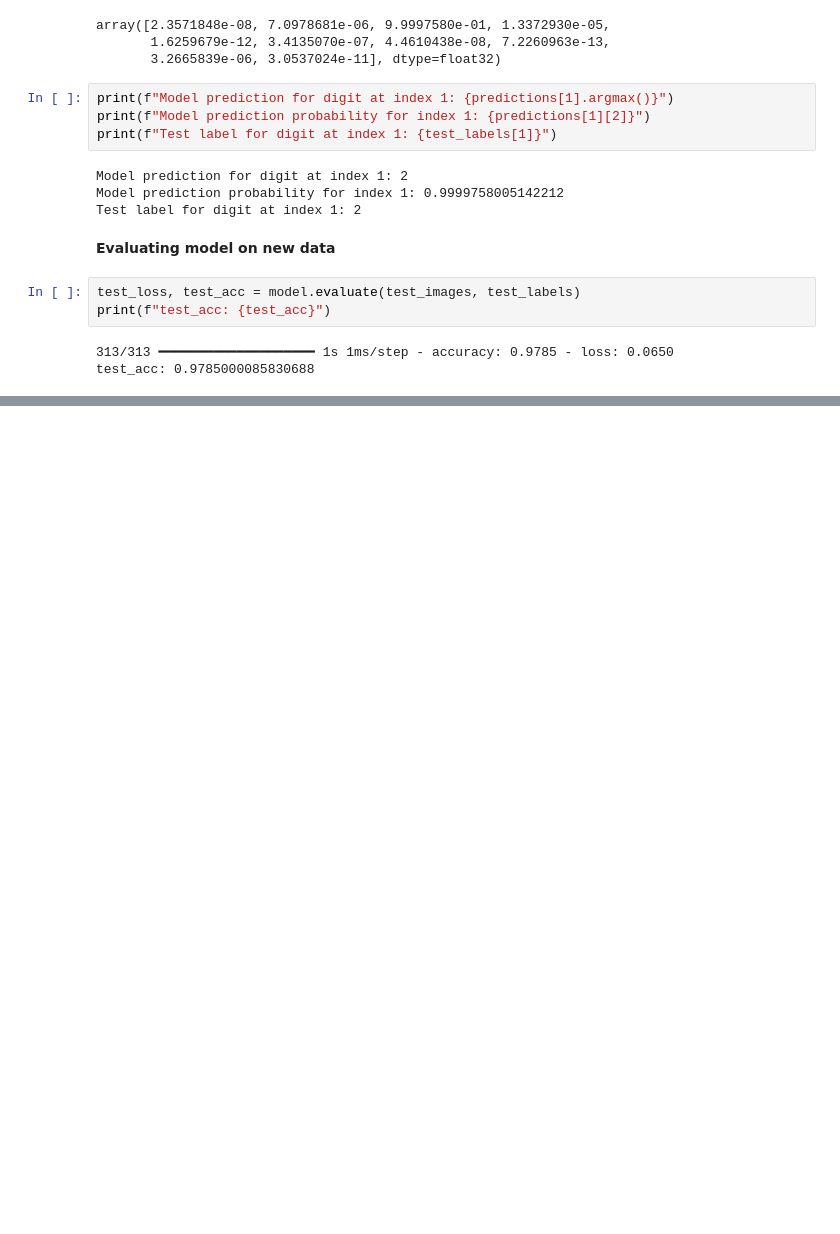
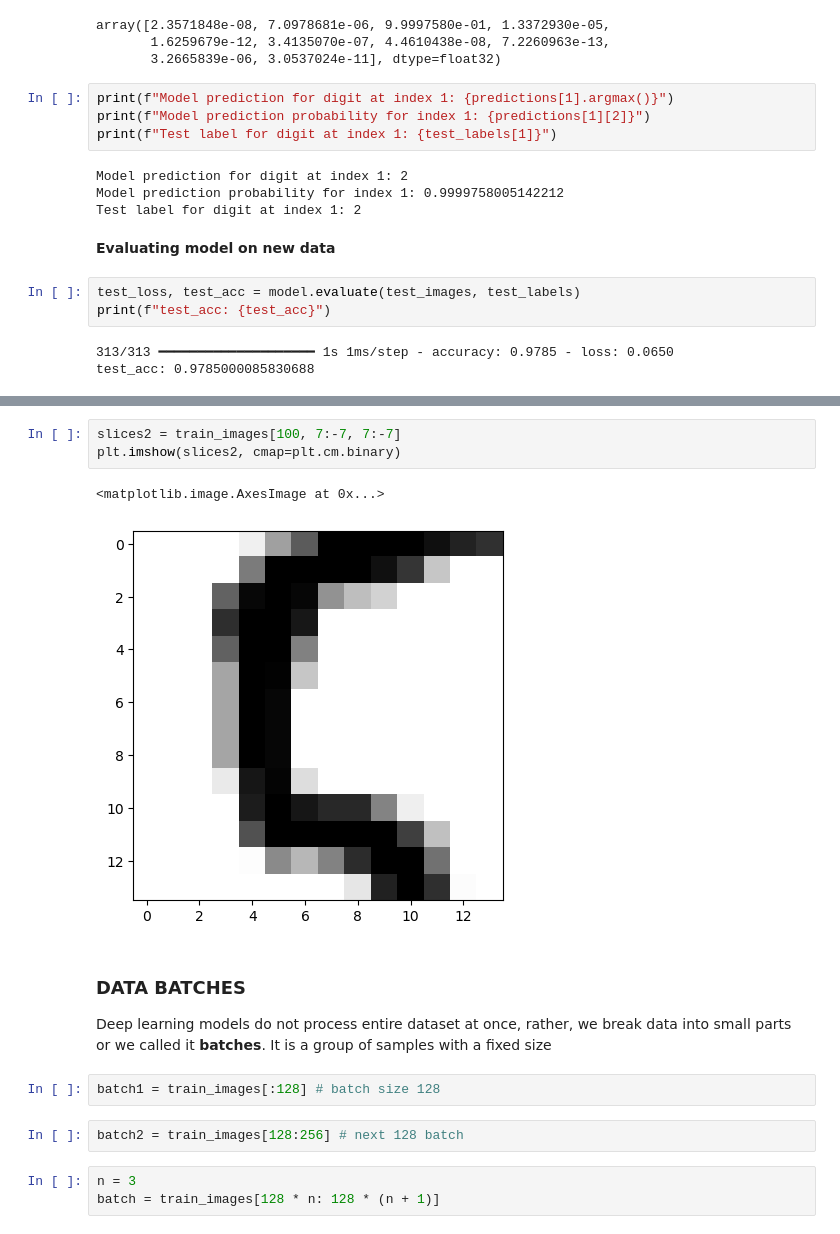
Before and after one commit to oktavianuu/deep_learning_with_python, a Jupyter notebook: math_building_blocks/mnist.ipynb, the cells around one changed output, grey strips where cells are left out. Drawn from its saved outputs; the diff is of its cells as text; blank space fills up the shorter version.

```diff
--- a/math_building_blocks/mnist.ipynb
+++ b/math_building_blocks/mnist.ipynb
@@ -152,0 +258,16 @@ plt.show()
+# %%
+slices2 = train_images[100, 7:-7, 7:-7]
+plt.imshow(slices2, cmap=plt.cm.binary)
+# %% [output]
+<matplotlib.image.AxesImage at 0x...>
+[figure, added]
+# %% [markdown]
+### DATA BATCHES
+Deep learning models do not process entire dataset at once, rather, we break data into small parts or we called it **batches**. It is a group of samples with a fixed size
+# %%
+batch1 = train_images[:128] # batch size 128
+# %%
+batch2 = train_images[128:256] # next 128 batch
+# %%
+n = 3
+batch = train_images[128 * n: 128 * (n + 1)]
```
Also changed, not shown: parts of 18 cells of this notebook.
